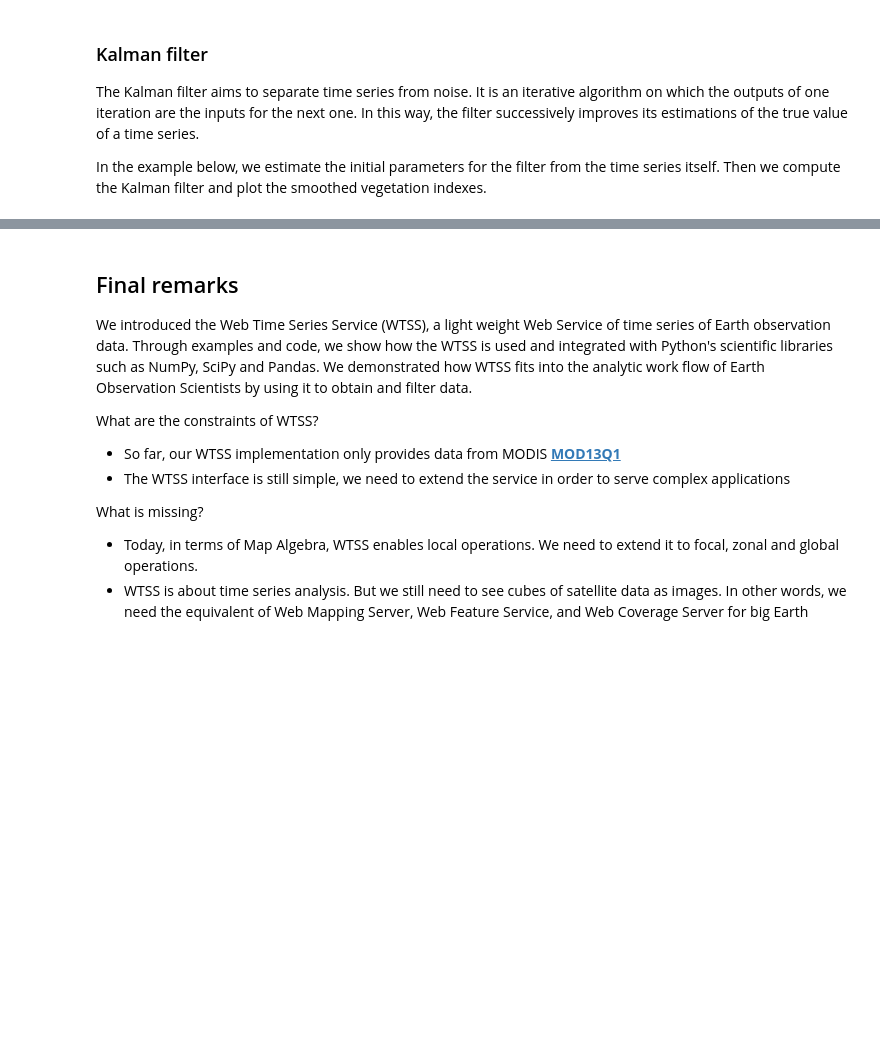
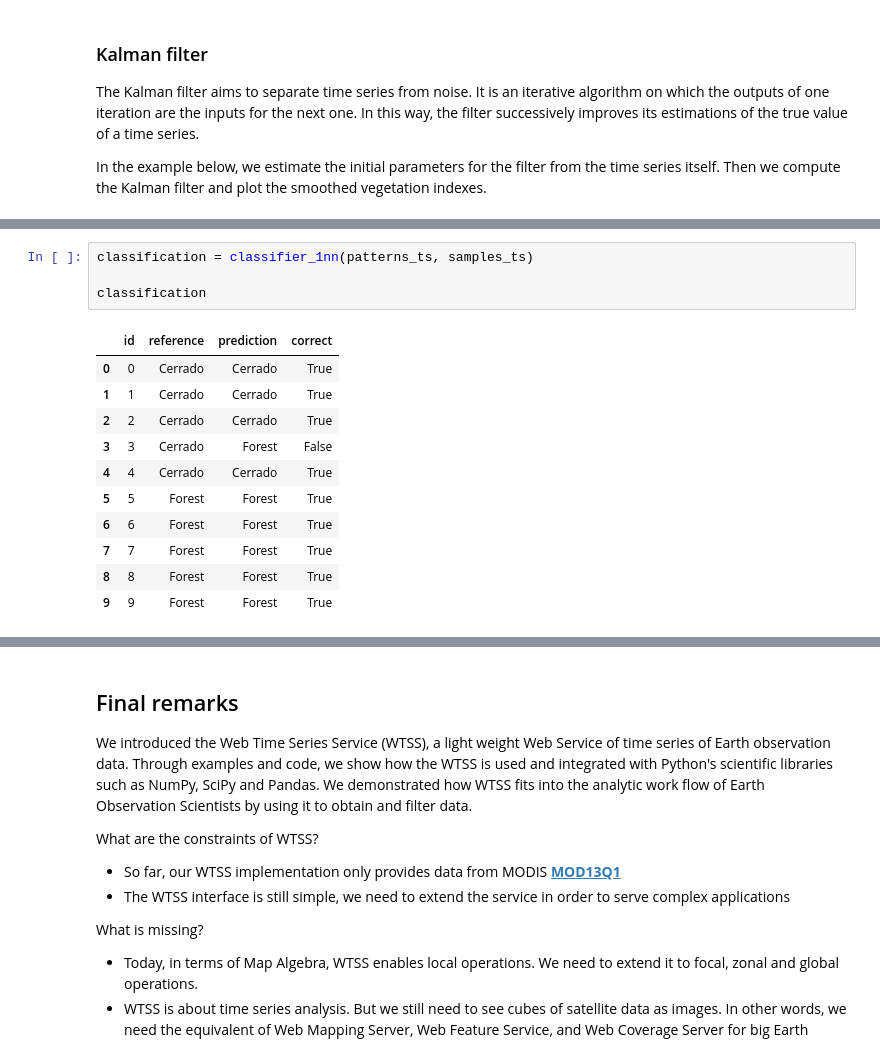
Before and after one commit to rolfsimoes/wgiss-py-webinar, a Jupyter notebook: WGISS_Tech_Webinar.ipynb, the cells around one changed output, grey strips where cells are left out. Saved outputs shown, nothing was run; the diff lists cells and outputs as text; blank space fills up the shorter version.

```diff
--- a/WGISS_Tech_Webinar.ipynb
+++ b/WGISS_Tech_Webinar.ipynb
@@ -309,0 +358,16 @@ vidf[0:5]
+# %%
+classification = classifier_1nn(patterns_ts, samples_ts)
+
+classification
+# %% [output]
+|  | id | reference | prediction | correct |
+| 0 | 0 | Cerrado | Cerrado | True |
+| 1 | 1 | Cerrado | Cerrado | True |
+| 2 | 2 | Cerrado | Cerrado | True |
+| 3 | 3 | Cerrado | Forest | False |
+| 4 | 4 | Cerrado | Cerrado | True |
+| 5 | 5 | Forest | Forest | True |
+| 6 | 6 | Forest | Forest | True |
+| 7 | 7 | Forest | Forest | True |
+| 8 | 8 | Forest | Forest | True |
+| 9 | 9 | Forest | Forest | True |
```
Also changed, not shown: parts of 15 cells of this notebook, 5 other files.
